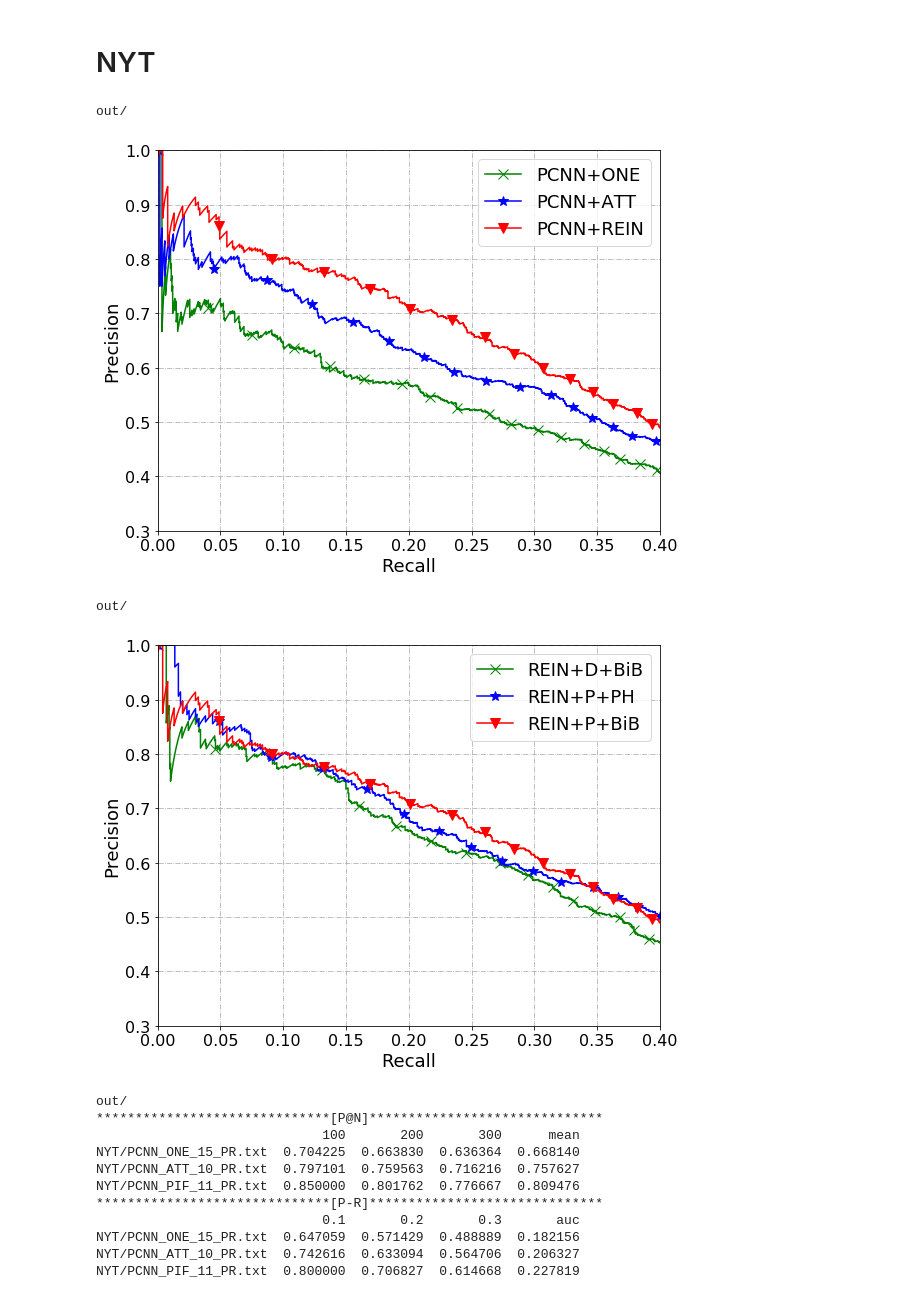
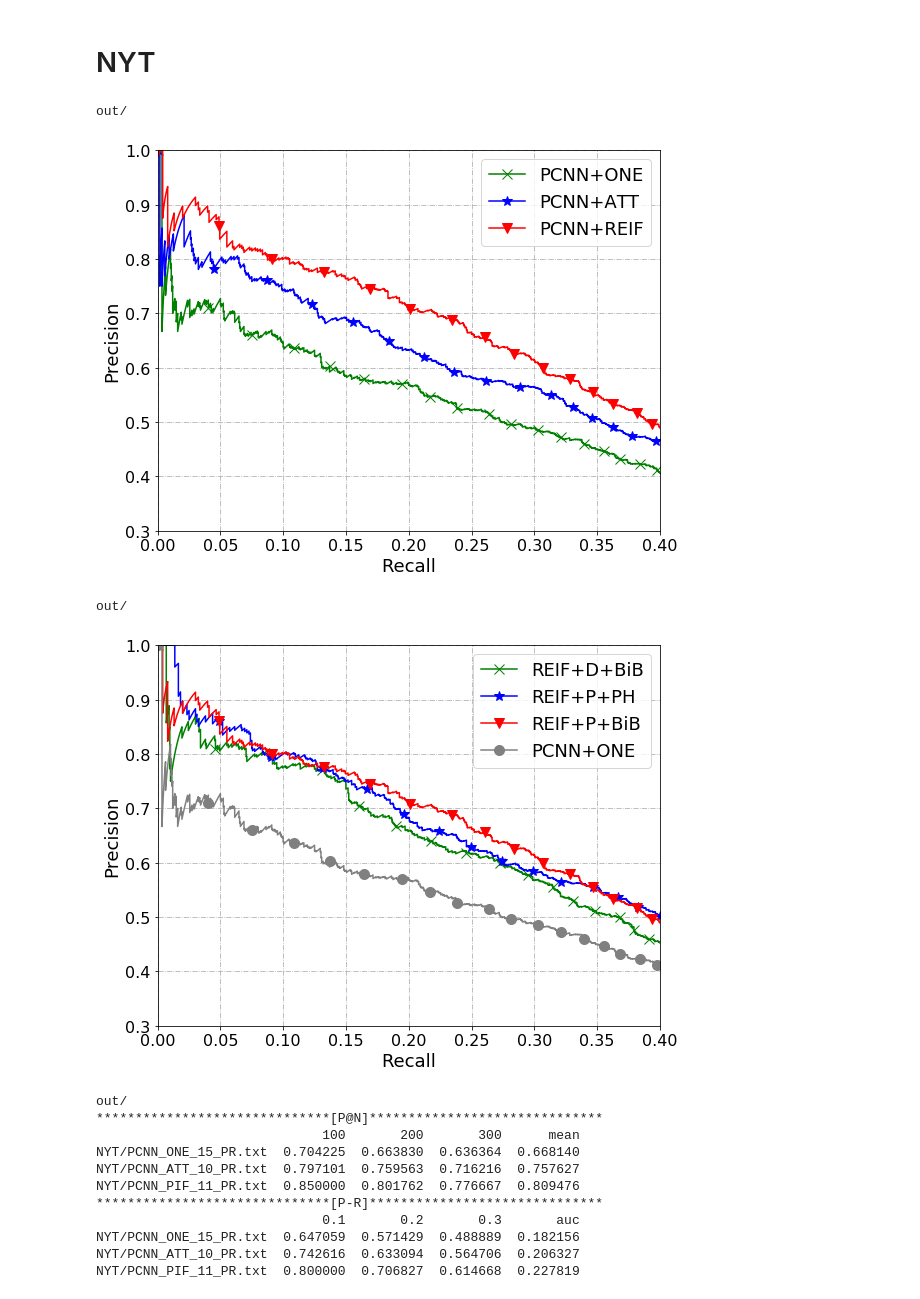
Before and after one commit to RyanWangZf/NRE-IF, a Jupyter notebook: plot_results.ipynb, the cells around one changed output. Drawn from its saved outputs; the diff is of its cells as text; code cells hidden in the pictures.

```diff
--- a/plot_results.ipynb
+++ b/plot_results.ipynb
@@ -156,15 +156,15 @@ def get_pr_curve(files):
 # %% [markdown]
 # NYT
 # %%
-plot_mul(["NYT/PCNN_ONE_15_PR.txt","NYT/PCNN_ATT_10_PR.txt","NYT/PCNN_PIF_11_PR.txt",],"demo/nyt_PR.pdf",["PCNN+ONE","PCNN+ATT","PCNN+REIN"])
+plot_mul(["NYT/PCNN_ONE_15_PR.txt","NYT/PCNN_ATT_10_PR.txt","NYT/PCNN_PIF_11_PR.txt",],"demo/nyt_PR.pdf",["PCNN+ONE","PCNN+ATT","PCNN+REIF"])
 # %% [output]
 out/
-[figure, old version]
+[figure, new version]
 # %%
-plot_mul(["NYT/PCNN_DIF_9_PR.txt","NYT/PCNN_IF_posthoc_7_PR.txt","NYT/PCNN_PIF_11_PR.txt",],"demo/nyt_REIN.pdf",["REIN+D+BiB","REIN+P+PH","REIN+P+BiB"])
+plot_mul(["NYT/PCNN_DIF_9_PR.txt","NYT/PCNN_IF_posthoc_7_PR.txt","NYT/PCNN_PIF_11_PR.txt","NYT/PCNN_ONE_15_PR.txt"],"demo/nyt_REIF.pdf",["REIF+D+BiB","REIF+P+PH","REIF+P+BiB","PCNN+ONE"])
 # %% [output]
 out/
-[figure, old version]
+[figure, new version]
 # %%
 get_pr_curve(["NYT/PCNN_ONE_15_PR.txt","NYT/PCNN_ATT_10_PR.txt","NYT/PCNN_PIF_11_PR.txt",])
 # %% [output]
```
Also changed, not shown: parts of 2 cells of this notebook, 3 other files.
